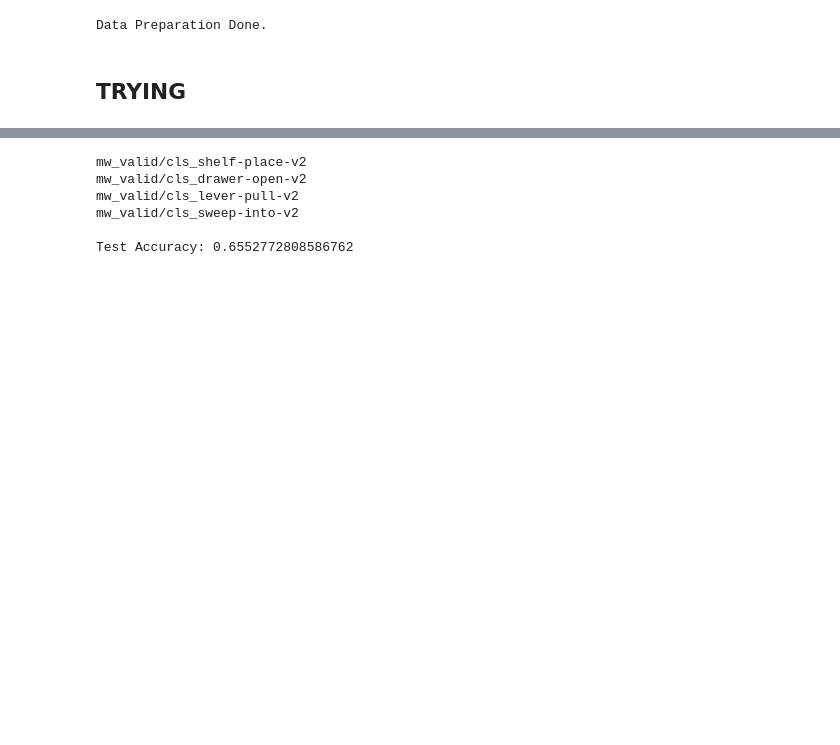
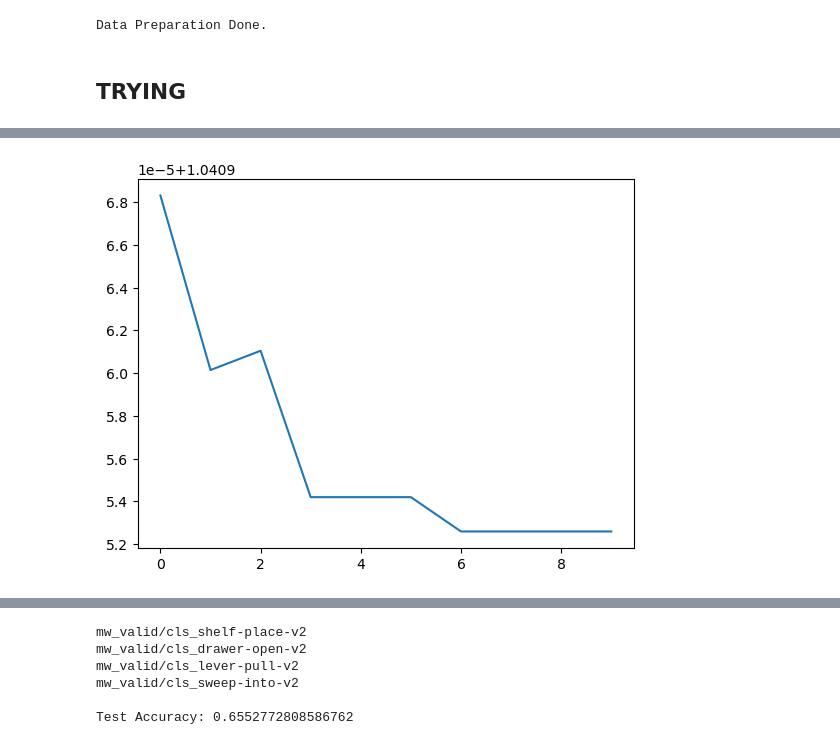
Before and after one commit to 5hloke/Few-Shot-Learning-RL-prior-policy, a Jupyter notebook: scripts/MAML_NEW.ipynb, the cells around one changed output, grey strips where cells are left out. Drawn from its saved outputs; the diff is of its cells as text; code cells hidden in the pictures; blank space fills up the shorter version.

```diff
--- a/scripts/MAML_NEW.ipynb
+++ b/scripts/MAML_NEW.ipynb
@@ -379,0 +391,79 @@ inf
+# %%
+## Training for each segment "inner_epochs" times and getting rolled up predicted and actual rewards at a task level for each epoch
+#### Training at a segment level becauce flattening all of X and training in one go was crashing kernel
+
+inner_epochs = 10
+
+def _inner_loop(sigmas):
+    task_rewards = []
+    task_rewards_actual = []
+    for tasks in sigmas:
+        episode_rewards = []
+        episode_rewards_actual = []
+        for episode in tqdm(tasks):
+            segments_reward = []
+            segments_reward_actual = []
+            for segments in episode:
+                seg_reward = []
+                seg_reward_actual = []
+                obs_action = np.hstack((segments['obs'].values.tolist(), segments['action'].values.tolist()))
+                reward = torch.tensor(segments['reward'].values.tolist())
+                for inner_epoch in range(inner_epochs): # inner_epochs
+                    segments['reward_pred'] = 0
+                    optimizer.zero_grad()
+                    outputs = reward_model(torch.tensor(obs_action))
+                    segments['reward_pred'] = outputs.tolist()
+                    loss = criterion(outputs, reward)
+                    loss.backward()
+                    optimizer.step()
+                    seg_reward.append(np.sum([i[0] for i in outputs.tolist()]))
+                    seg_reward_actual.append(np.sum(segments['reward']))
+                segments_reward.append(seg_reward)
+                segments_reward_actual.append(seg_reward_actual)
+            episode_rewards.append(seg_reward)
+            episode_rewards_actual.append(seg_reward_actual)
+        task_rewards.append(episode_rewards)
+        task_rewards_actual.append(episode_rewards_actual)
+
+    return model, sigmas, task_rewards, task_rewards_actual
+
+
+
+m,sigmas, t_r, t_r_actual = _inner_loop(sigmas)
+
+
+## Using the rolled up rewards generated in previous step and getting preference loss
+### Plot shows mean loss for all segment pairs. (ignored the NaNs and inf but there are many)
+
+seg_pair_loss = []
+
+for ep in range(inner_epochs):
+    for i in range(len(t_r)):
+        for j in  range ( len (t_r[i])//8 ) : # //8 to reduce compute time ## Need to optimize
+            rewards_1 = t_r_actual[i][j][ep]
+            reward_pred_1 = t_r[i][j][ep]
+            for k in range(len(t_r[i])//8):
+                if j!=k:
+                    rewards_2 = t_r_actual[i][k][ep]
+                    reward_pred_2 = t_r[i][k][ep]
+                    p_reward_pred = np.exp(reward_pred_1) / ( np.exp(reward_pred_1) + np.exp(reward_pred_2) )
+                    if rewards_1 >= rewards_2:
+                        seg_pair_loss.append(-np.log(1 - p_reward_pred))
+                    else:
+                        seg_pair_loss.append(-np.log(p_reward_pred))
+
+
+
+import matplotlib.pyplot as plt
+a = np.array(seg_pair_loss)
+b=[]
+parts = int(len(a)/inner_epochs)
+for i in range(inner_epochs):
+    b.append(a[i:i+parts])
+c = np.array(b)
+e = []
+for _ in range(inner_epochs):
+    d = c[_]
+    e.append(np.mean(d[np.isfinite(d)]))
+plt.plot(e)
+# %% [output]
@@ -380,3 +471,4 @@ inf
+[figure, added]
 # %%
 s[3][9][0]
 # %% [output]
```
Also changed, not shown: parts of 5 cells of this notebook.
